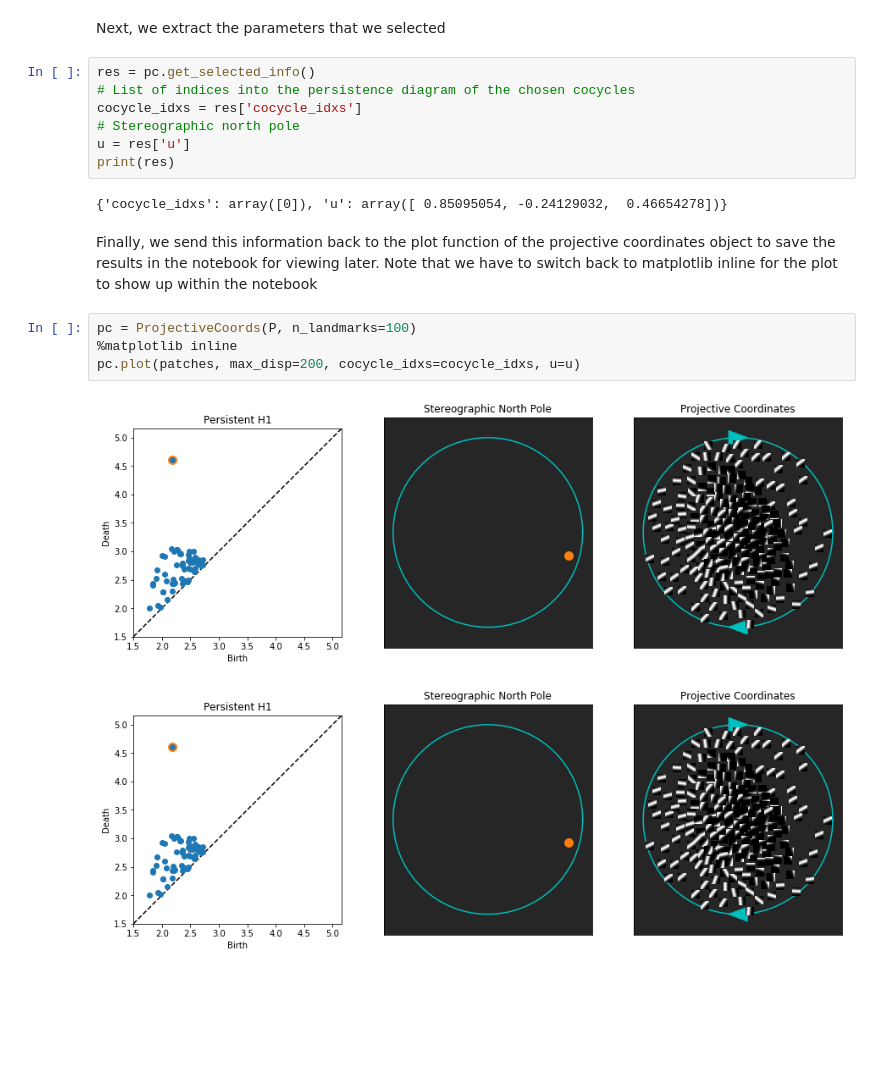
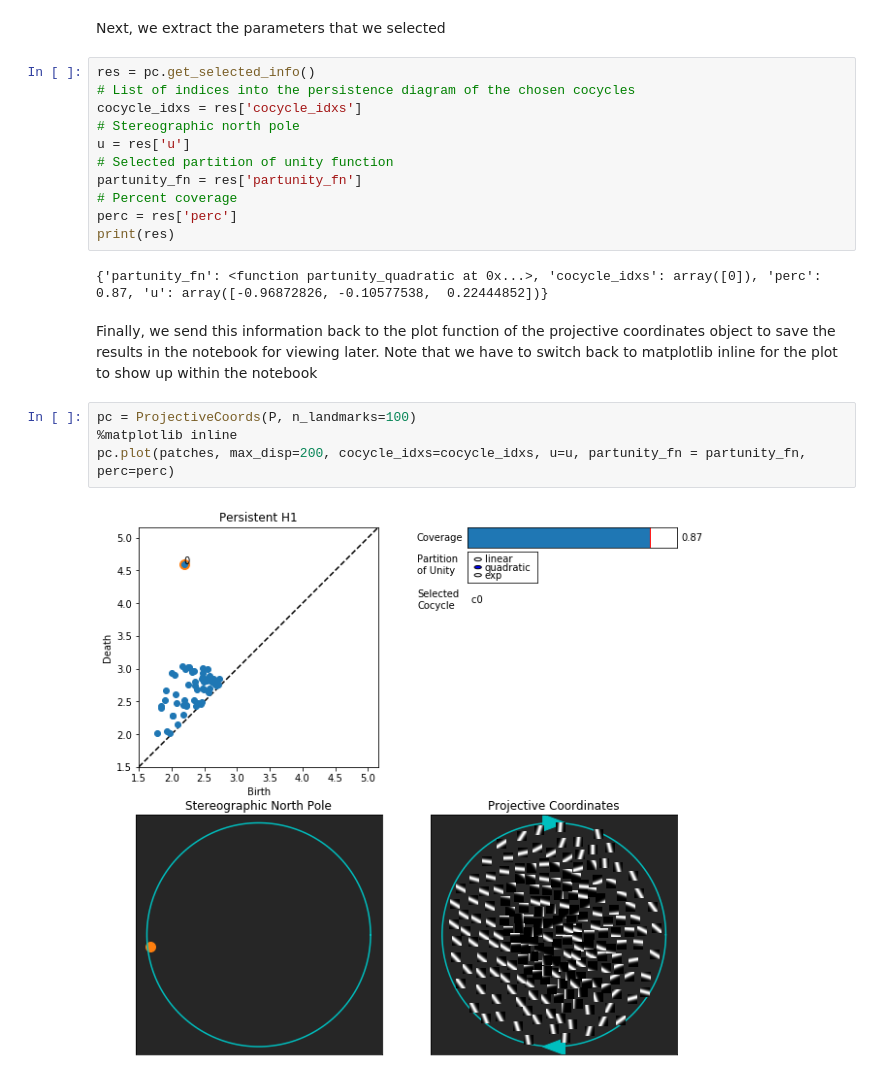
Before and after one commit to scikit-tda/DREiMac, a Jupyter notebook: notebooks/ImagePatches_Interactive.ipynb, the cells around one changed output. Drawn from its saved outputs; the diff is of its cells as text; blank space fills up the shorter version.

```diff
--- a/notebooks/ImagePatches_Interactive.ipynb
+++ b/notebooks/ImagePatches_Interactive.ipynb
@@ -23,15 +21,18 @@ res = pc.get_selected_info()
 cocycle_idxs = res['cocycle_idxs']
 # Stereographic north pole
 u = res['u']
+# Selected partition of unity function
+partunity_fn = res['partunity_fn']
+# Percent coverage
+perc = res['perc']
 print(res)
 # %% [output]
-{'cocycle_idxs': array([0]), 'u': array([ 0.85095054, -0.24129032,  0.46654278])}
+{'partunity_fn': <function partunity_quadratic at 0x...>, 'cocycle_idxs': array([0]), 'perc': 0.87, 'u': array([-0.96872826, -0.10577538,  0.22444852])}
 # %% [markdown]
 Finally, we send this information back to the plot function of the projective coordinates object to save the results in the notebook for viewing later.  Note that we have to switch back to matplotlib inline for the plot to show up within the notebook
 # %%
 pc = ProjectiveCoords(P, n_landmarks=100)
 %matplotlib inline
-pc.plot(patches, max_disp=200, cocycle_idxs=cocycle_idxs, u=u)
+pc.plot(patches, max_disp=200, cocycle_idxs=cocycle_idxs, u=u, partunity_fn = partunity_fn, perc=perc)
 # %% [output]
-[figure, old version]
+[figure, new version]
-[figure, removed]
```
Also changed, not shown: parts of 1 cell of this notebook, 2 other files.
